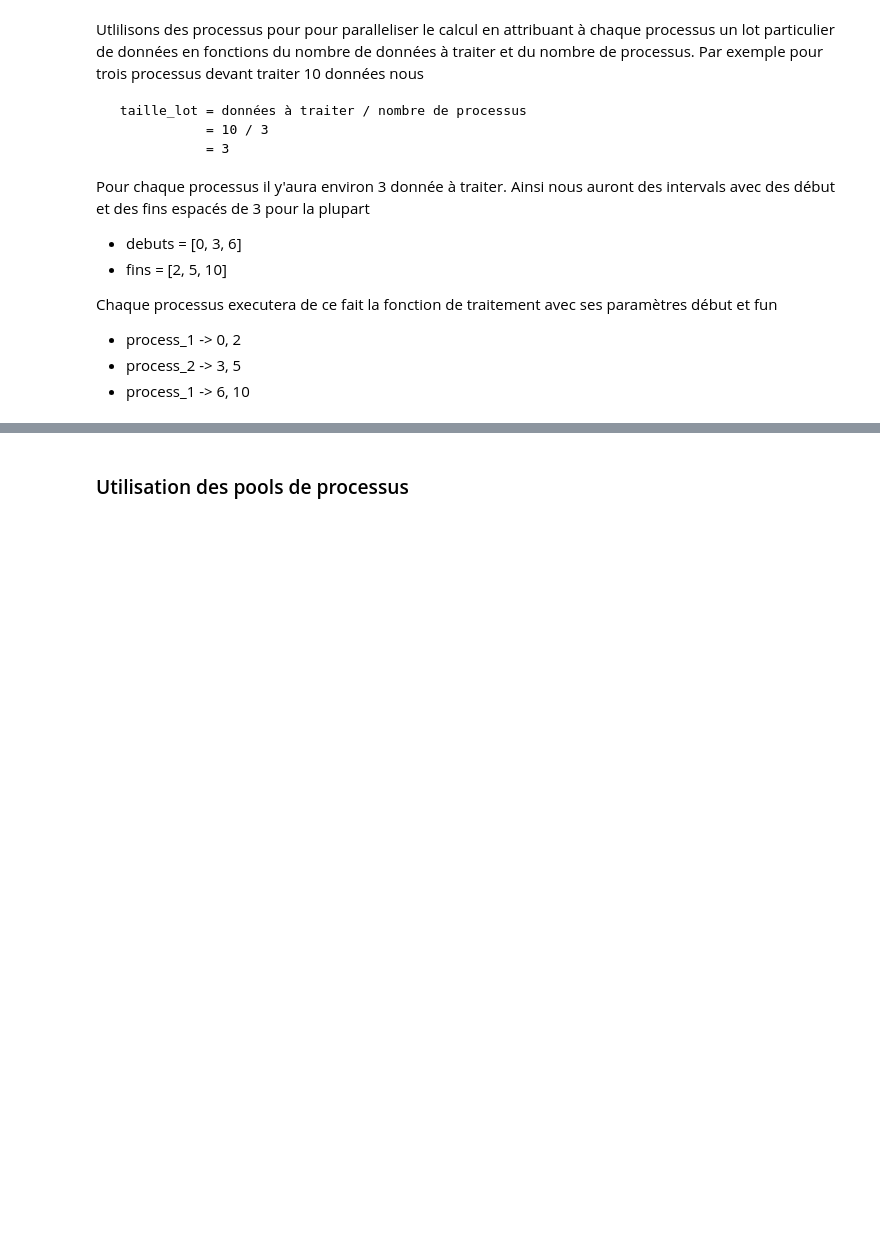
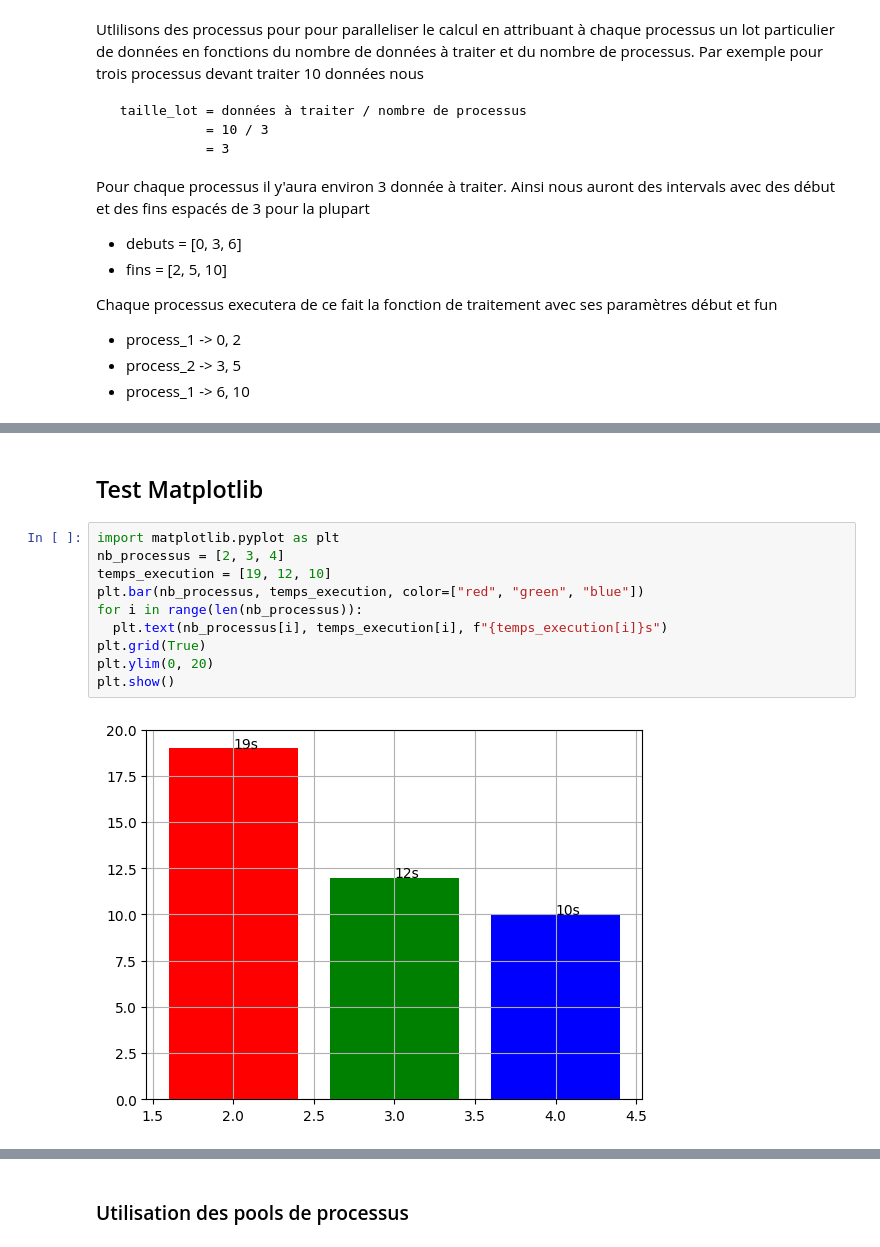
Before and after one commit to stark275/parallel-programming, a Jupyter notebook: concours.ipynb, the cells around one changed output, grey strips where cells are left out. Saved outputs shown, nothing was run; the diff lists cells and outputs as text; blank space fills up the shorter version.

Commit message:
Add perfs visualization with math plotlib

```diff
--- a/concours.ipynb
+++ b/concours.ipynb
@@ -207,3 +195,17 @@ def main():
 if __name__ == "__main__":
 
   main()
+# %% [markdown]
+## Test Matplotlib
+# %%
+import matplotlib.pyplot as plt
+nb_processus = [2, 3, 4]
+temps_execution = [19, 12, 10]
+plt.bar(nb_processus, temps_execution, color=["red", "green", "blue"])
+for i in range(len(nb_processus)):
+  plt.text(nb_processus[i], temps_execution[i], f"{temps_execution[i]}s")
+plt.grid(True)
+plt.ylim(0, 20)
+plt.show()
+# %% [output]
+[figure, added]
```
Also changed, not shown: parts of 4 cells of this notebook, 3 other files.
